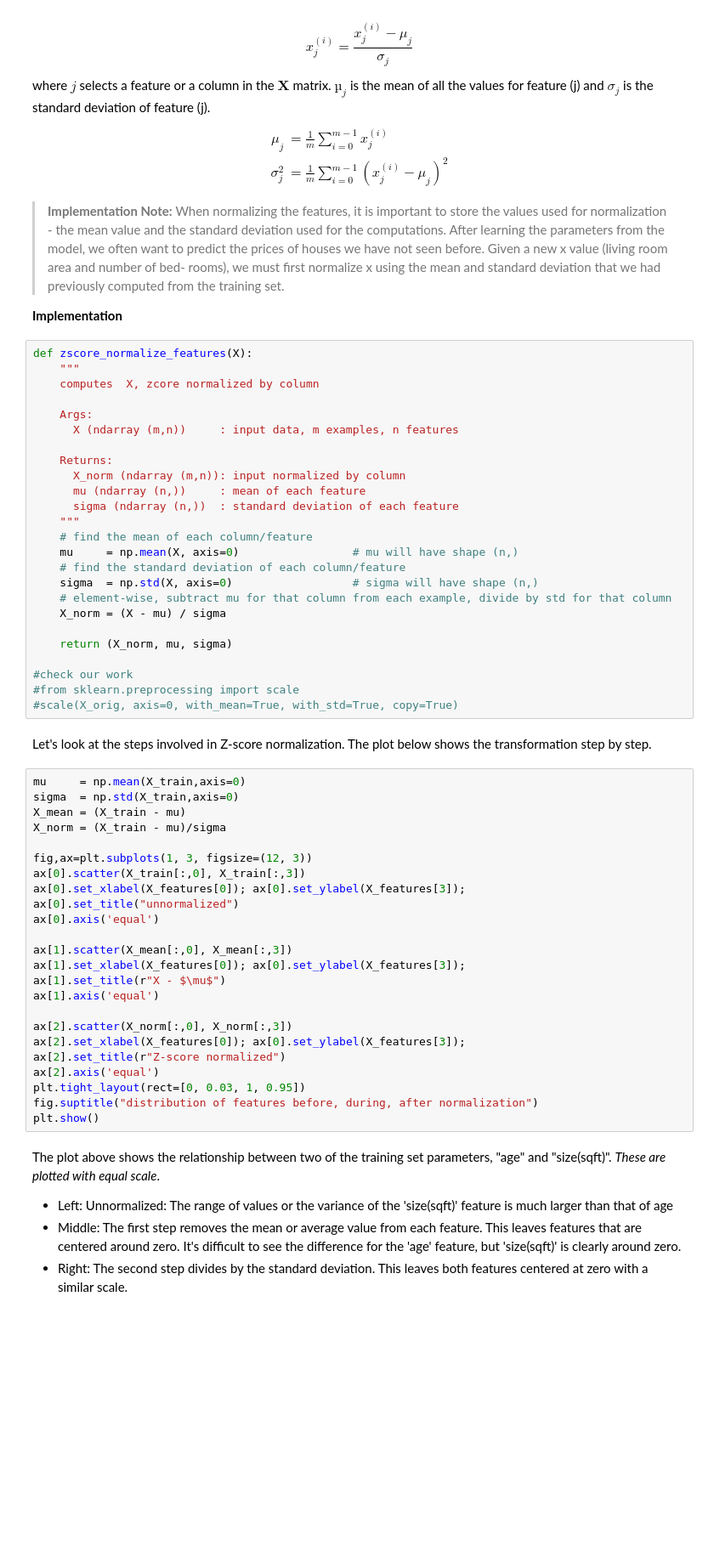
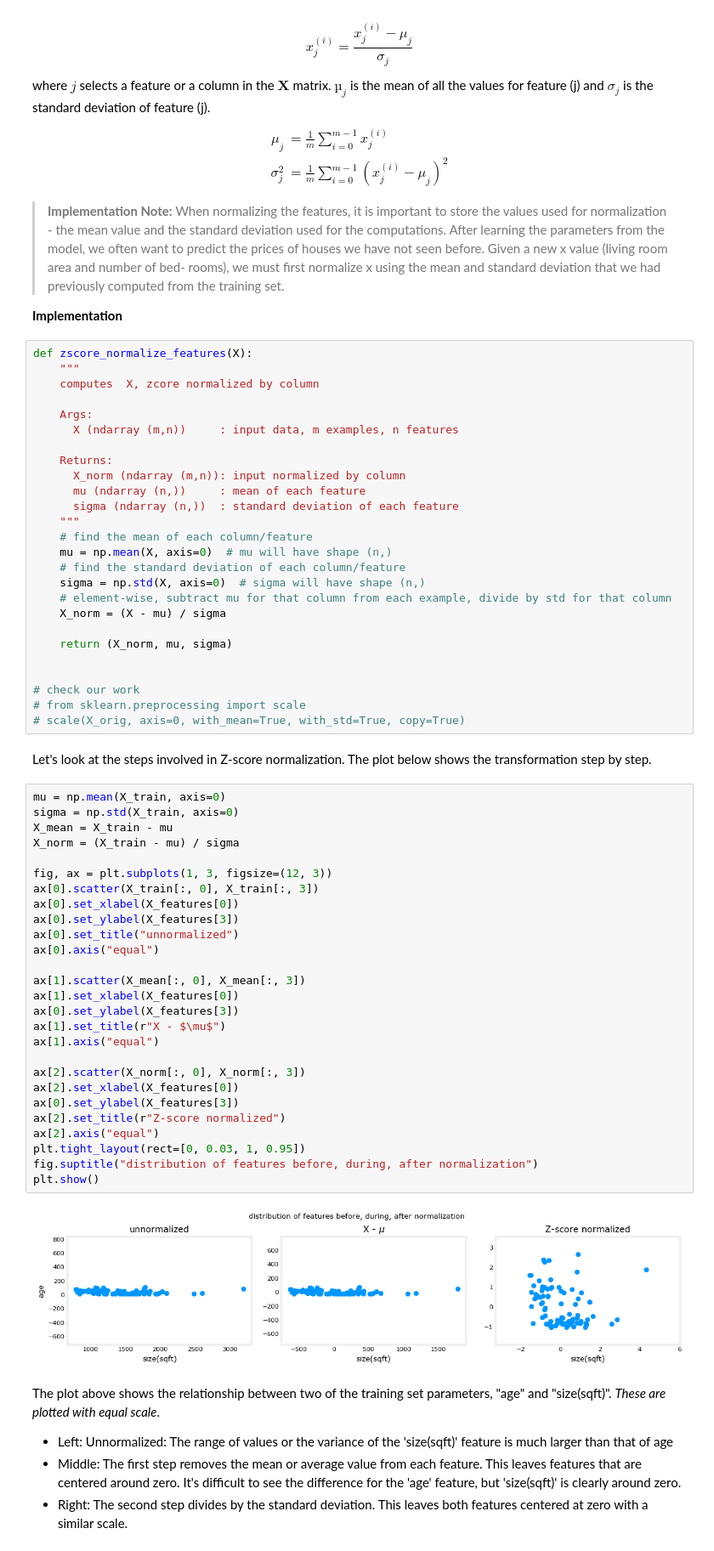
Before and after one commit to ICEY12YX/DEEP_LEARNING, a Jupyter notebook: 05_machine_learning/supervised_machine_learning_regression_and_classification/week02/C1_W2_Lab03_Feature_Scaling_and_Learning_Rate_Soln.ipynb, the cells around one changed output. Shown at 85% size. Cells and saved outputs as stored; diff of their text form; blank space fills up the shorter version.

```diff
--- a/05_machine_learning/supervised_machine_learning_regression_and_classification/week02/C1_W2_Lab03_Feature_Scaling_and_Learning_Rate_Soln.ipynb
+++ b/05_machine_learning/supervised_machine_learning_regression_and_classification/week02/C1_W2_Lab03_Feature_Scaling_and_Learning_Rate_Soln.ipynb
@@ -215,43 +266,49 @@ def zscore_normalize_features(X):
       sigma (ndarray (n,))  : standard deviation of each feature
     """
     # find the mean of each column/feature
-    mu     = np.mean(X, axis=0)                 # mu will have shape (n,)
+    mu = np.mean(X, axis=0)  # mu will have shape (n,)
     # find the standard deviation of each column/feature
-    sigma  = np.std(X, axis=0)                  # sigma will have shape (n,)
+    sigma = np.std(X, axis=0)  # sigma will have shape (n,)
     # element-wise, subtract mu for that column from each example, divide by std for that column
     X_norm = (X - mu) / sigma
 
     return (X_norm, mu, sigma)
 
-#check our work
-#from sklearn.preprocessing import scale
-#scale(X_orig, axis=0, with_mean=True, with_std=True, copy=True)
+
+# check our work
+# from sklearn.preprocessing import scale
+# scale(X_orig, axis=0, with_mean=True, with_std=True, copy=True)
 # %% [markdown]
 Let's look at the steps involved in Z-score normalization. The plot below shows the transformation step by step.
 # %%
-mu     = np.mean(X_train,axis=0)
-sigma  = np.std(X_train,axis=0)
-X_mean = (X_train - mu)
-X_norm = (X_train - mu)/sigma
+mu = np.mean(X_train, axis=0)
+sigma = np.std(X_train, axis=0)
+X_mean = X_train - mu
+X_norm = (X_train - mu) / sigma
 
-fig,ax=plt.subplots(1, 3, figsize=(12, 3))
-ax[0].scatter(X_train[:,0], X_train[:,3])
-ax[0].set_xlabel(X_features[0]); ax[0].set_ylabel(X_features[3]);
+fig, ax = plt.subplots(1, 3, figsize=(12, 3))
+ax[0].scatter(X_train[:, 0], X_train[:, 3])
+ax[0].set_xlabel(X_features[0])
+ax[0].set_ylabel(X_features[3])
 ax[0].set_title("unnormalized")
-ax[0].axis('equal')
+ax[0].axis("equal")
 
-ax[1].scatter(X_mean[:,0], X_mean[:,3])
-ax[1].set_xlabel(X_features[0]); ax[0].set_ylabel(X_features[3]);
+ax[1].scatter(X_mean[:, 0], X_mean[:, 3])
+ax[1].set_xlabel(X_features[0])
+ax[0].set_ylabel(X_features[3])
 ax[1].set_title(r"X - $\mu$")
-ax[1].axis('equal')
+ax[1].axis("equal")
 
-ax[2].scatter(X_norm[:,0], X_norm[:,3])
-ax[2].set_xlabel(X_features[0]); ax[0].set_ylabel(X_features[3]);
+ax[2].scatter(X_norm[:, 0], X_norm[:, 3])
+ax[2].set_xlabel(X_features[0])
+ax[0].set_ylabel(X_features[3])
 ax[2].set_title(r"Z-score normalized")
-ax[2].axis('equal')
+ax[2].axis("equal")
 plt.tight_layout(rect=[0, 0.03, 1, 0.95])
 fig.suptitle("distribution of features before, during, after normalization")
 plt.show()
+# %% [output]
+[figure, added]
 # %% [markdown]
 The plot above shows the relationship between two of the training set parameters, "age" and "size(sqft)". *These are plotted with equal scale*.
 - Left: Unnormalized: The range of values or the variance of the 'size(sqft)' feature is much larger than that of age
```
Also changed, not shown: parts of 15 cells of this notebook, 15 other files.
